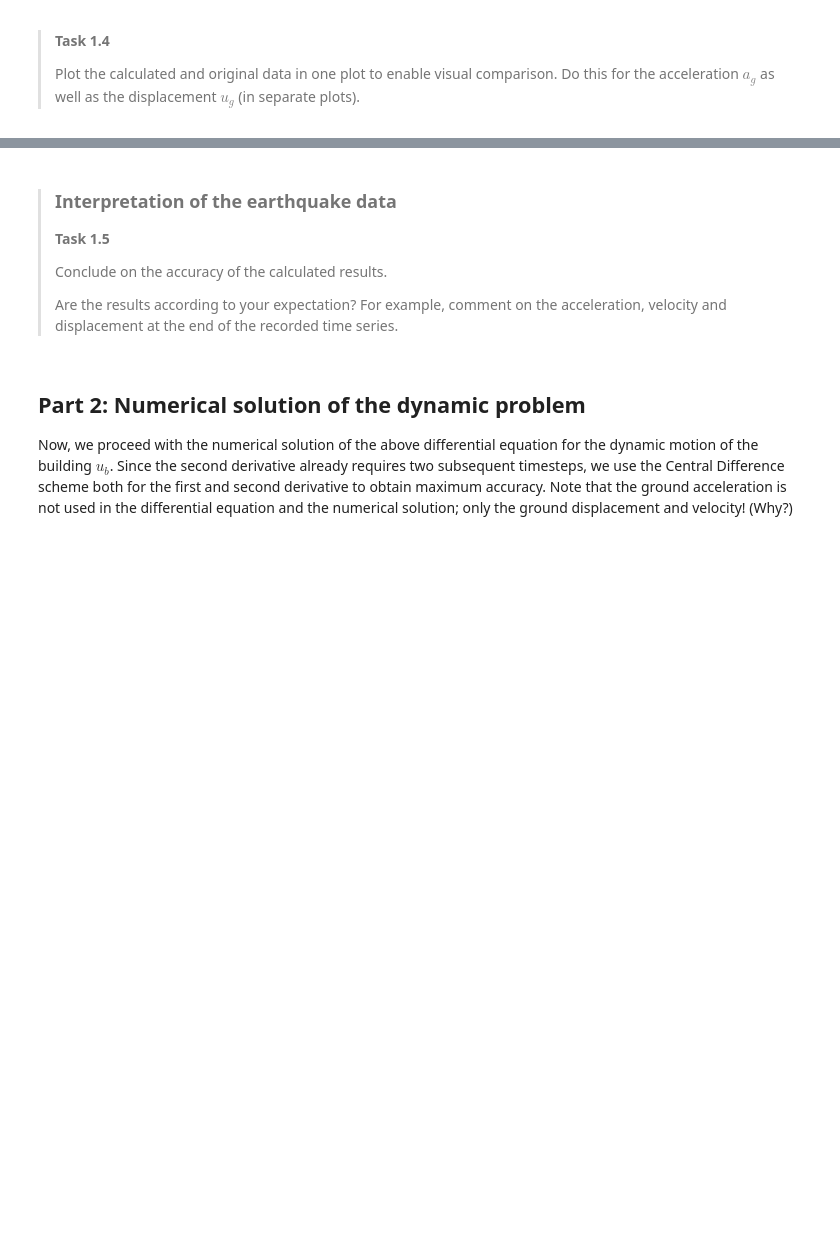
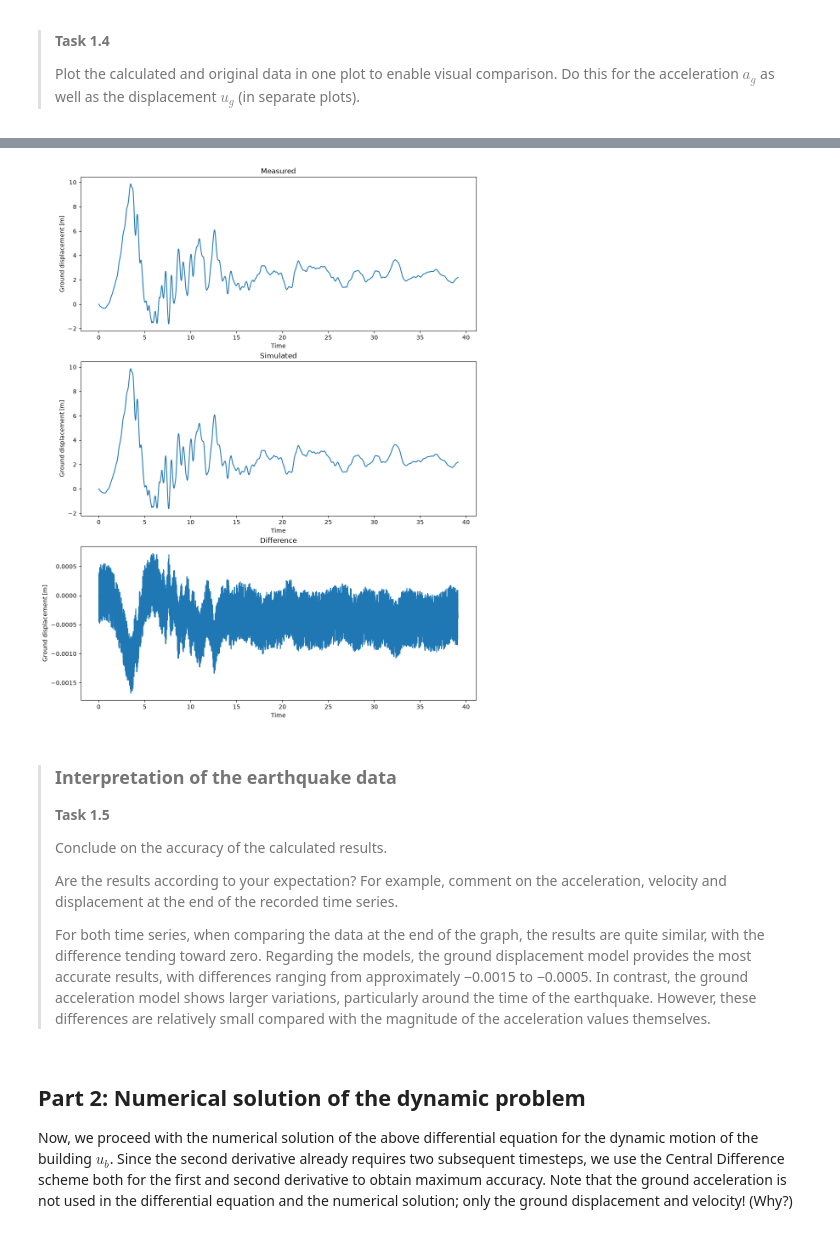
Before and after one commit to mangl308/GA1.2_Jasper05, a Jupyter notebook: 1Ddynamics.ipynb, the cells around one changed output, grey strips where cells are left out. Saved outputs shown, nothing was run; the diff lists cells and outputs as text; code cells hidden in the pictures; blank space fills up the shorter version.

```diff
--- a/1Ddynamics.ipynb
+++ b/1Ddynamics.ipynb
@@ -163,3 +197,26 @@ plt.show()
+# %%
+# Plotting ground displacement
+def plot_figs():
+    fig,ax = plt.subplots(nrows=3, ncols=1, figsize=(12,16))
+
+    ax[0].plot(t, ug)
+    ax[0].set_xlabel('Time')
+    ax[0].set_ylabel('Ground displacement [m]')
+    ax[0].set_title('Measured')
+
+    ax[1].plot(t, ugs)
+    ax[1].set_xlabel('Time')
+    ax[1].set_ylabel('Ground displacement [m]')
+    ax[1].set_title('Simulated')
+
+    ax[2].plot(t, ug-ugs)
+    ax[2].set_xlabel('Time')
+    ax[2].set_ylabel('Ground displacement [m]')
+    ax[2].set_title('Difference')
+
+plot_figs()
+# %% [output]
+[figure, added]
 # %% [markdown]
 >### Interpretation of the earthquake data
 >
@@ -171,6 +228,10 @@ plt.show()
 >
 >Are the results according to your expectation?
 >For example, comment on the acceleration, velocity and displacement at the end of the recorded time series.
+>
+>For both time series, when comparing the data at the end of the graph, the results are quite similar, with the difference tending toward zero. Regarding the models, the ground displacement model provides the most accurate results, with differences ranging from approximately −0.0015 to −0.0005. In contrast, the ground acceleration model shows larger variations, particularly around the time of the earthquake. However, these differences are relatively small compared with the magnitude of the acceleration values themselves.
+>
+
 ></p>
 ></div>
 # %% [markdown]
```
Also changed, not shown: parts of 7 cells of this notebook.
